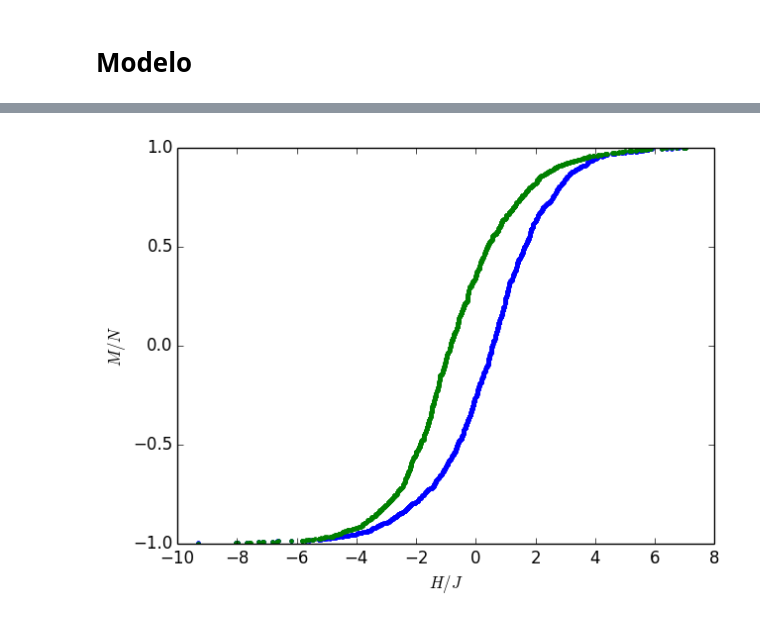
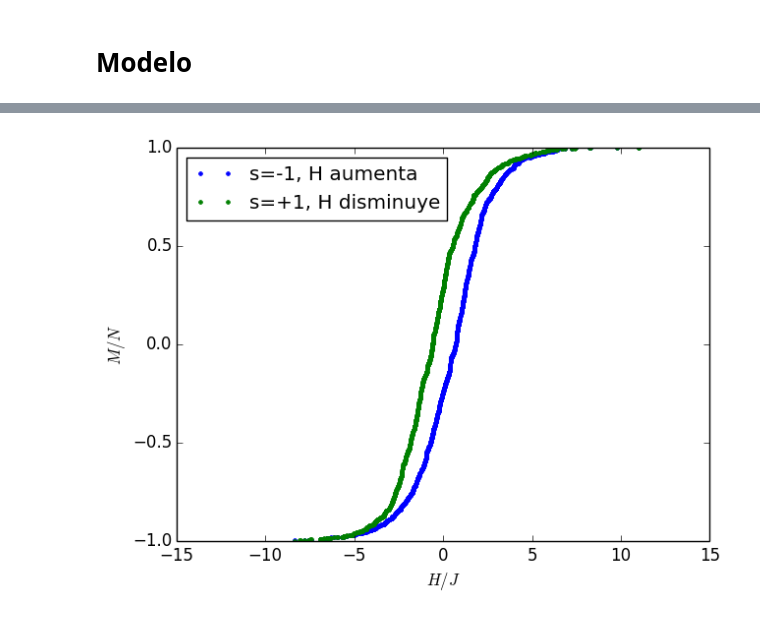
Before and after one commit to rodrigolece/proyecto-final-mcmc, a Jupyter notebook: resultados_con_modulo.ipynb, the cells around one changed output, grey strips where cells are left out. Saved outputs shown, nothing was run; the diff lists cells and outputs as text; code cells hidden in the pictures.

```diff
--- a/resultados_con_modulo.ipynb
+++ b/resultados_con_modulo.ipynb
@@ -57,9 +71,12 @@ elapsed time: 0.451531281 seconds (25461432 bytes allocated, 17.24% gc time)
 # %%
 figure(figsize=(7,5))
 xlabel(L"H/J") #J=1
 ylabel(L"M/N")
+xlim(-H_set,H_set)
+ylim(-1,1)
 
-plot(hs1,mag1/N, ".")
-plot(hs2,mag2/N, ".");
+plot(hs1,mag1/N, ".", label="s=-1, H aumenta")
+plot(hs2,mag2/N, ".", label="s=+1, H disminuye")
+legend(loc="upper left");
 # %% [output]
-[figure, old version]
+[figure, new version]
```
Also changed, not shown: parts of 9 cells of this notebook.
